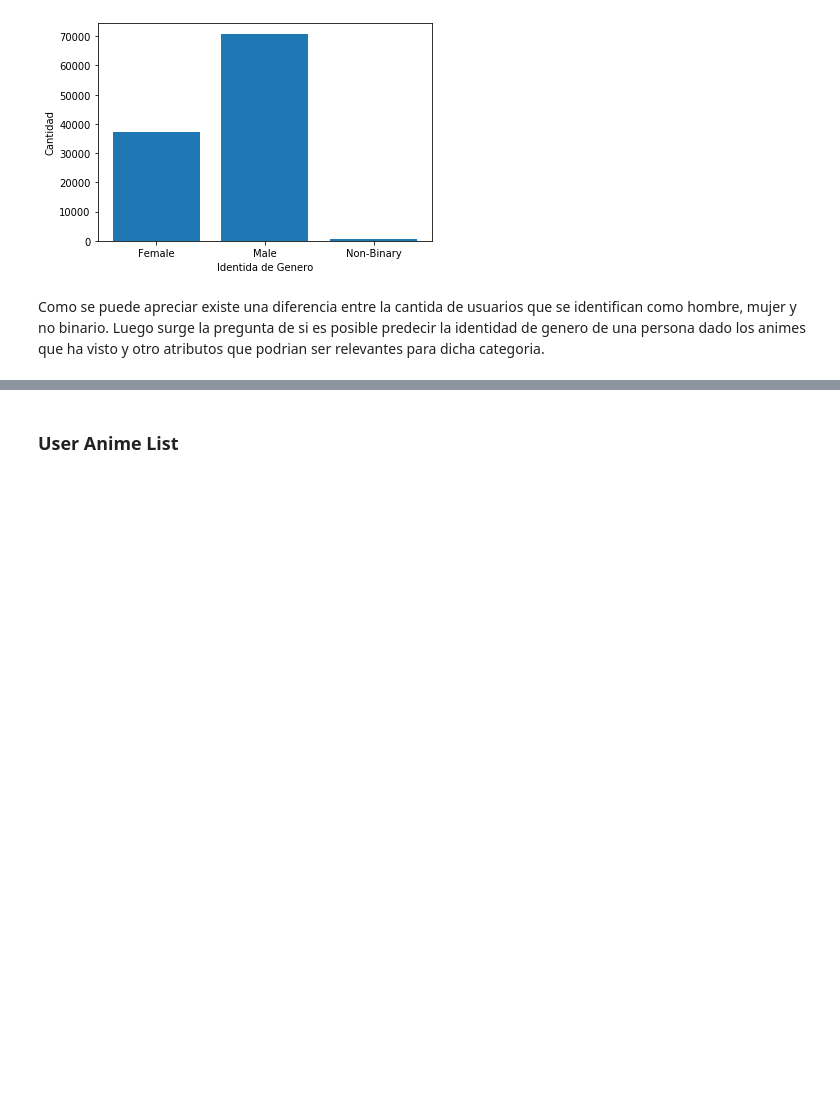
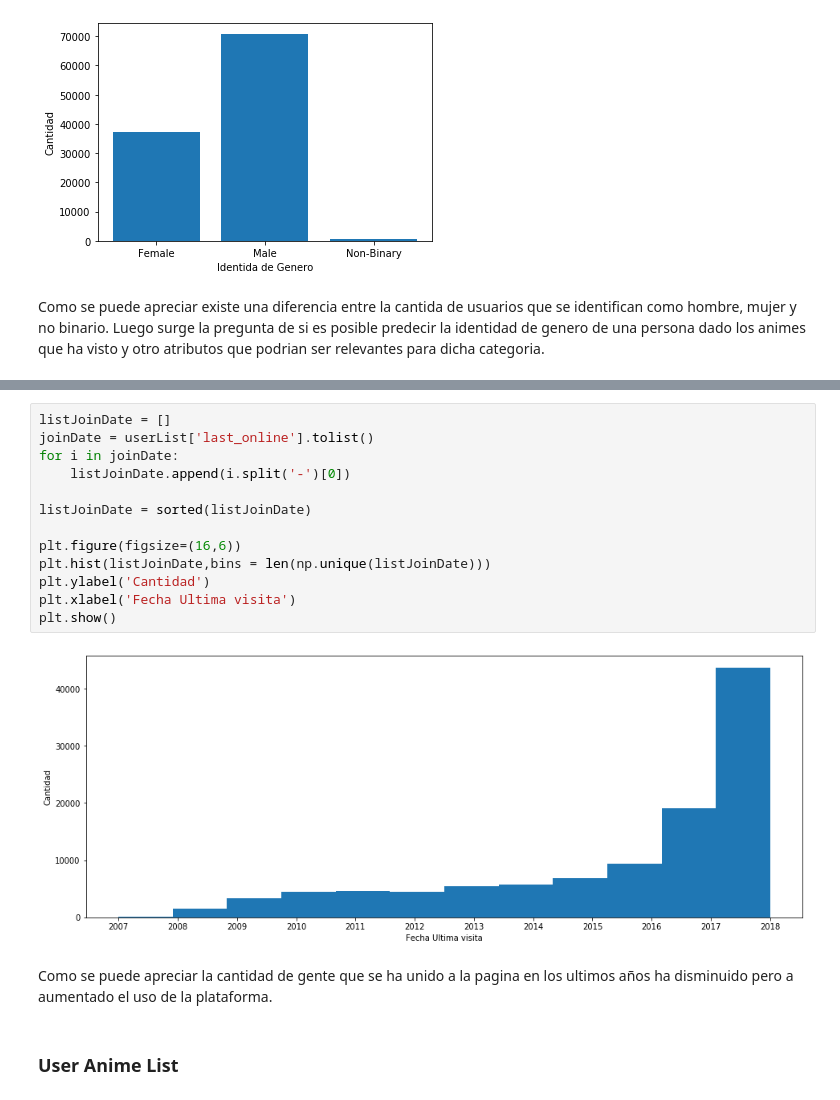
Before and after one commit to diegoolguinw/AnimeDataSet, a Jupyter notebook: Proyecto Mineria de Datos.ipynb, the cells around one changed output, grey strips where cells are left out. Drawn from its saved outputs; the diff is of its cells as text; blank space fills up the shorter version.

```diff
--- a/Proyecto Mineria de Datos.ipynb
+++ b/Proyecto Mineria de Datos.ipynb
@@ -1452,3 +1493,20 @@ SyntaxError: invalid syntax (<ipython-input-175-164ea07774da>, line 1)
+# %%
+listJoinDate = []
+joinDate = userList['last_online'].tolist()
+for i in joinDate:
+    listJoinDate.append(i.split('-')[0])
+
+listJoinDate = sorted(listJoinDate)
+
+plt.figure(figsize=(16,6))
+plt.hist(listJoinDate,bins = len(np.unique(listJoinDate)))
+plt.ylabel('Cantidad')
+plt.xlabel('Fecha Ultima visita')
+plt.show()
+# %% [output]
+[figure, added]
+# %% [markdown]
+Como se puede apreciar la cantidad de gente que se ha unido a la pagina en los ultimos años ha disminuido pero a aumentado el uso de la plataforma.
 # %% [markdown]
 ### User Anime List
 # %%
```
Also changed, not shown: parts of 9 cells of this notebook.
